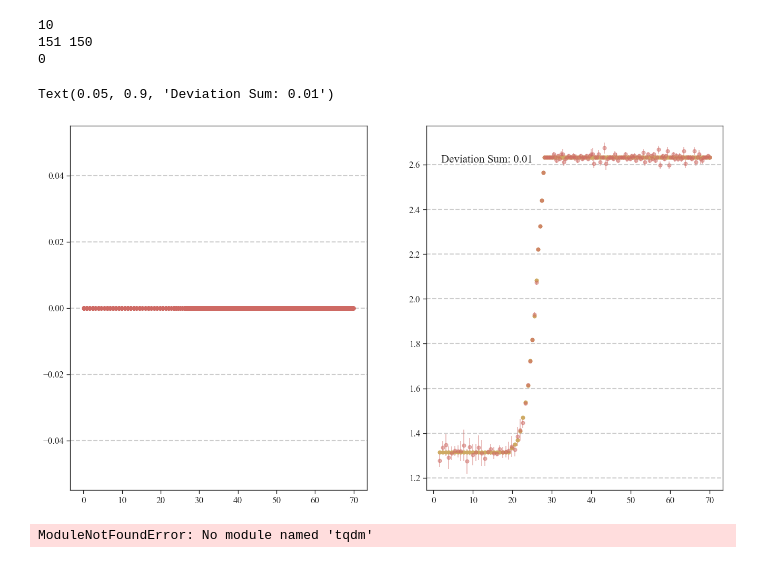
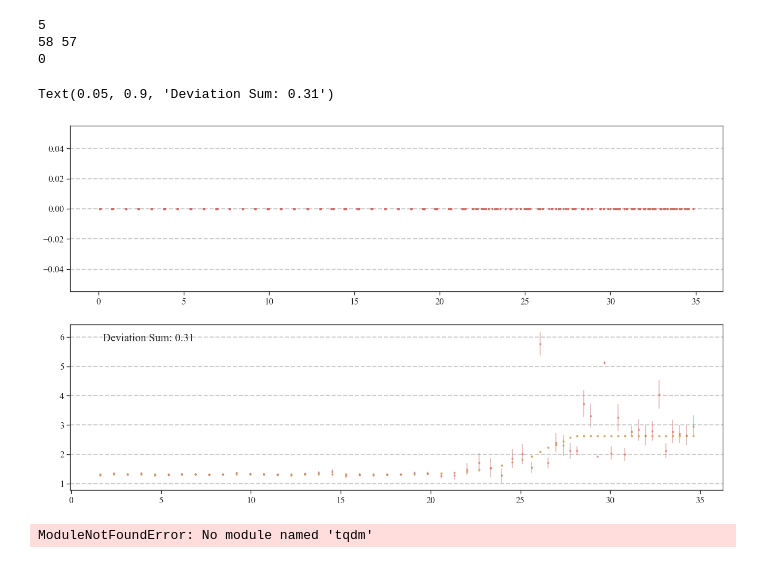
Before and after one commit to nielsdavidsen/Bachelor_2024, a Jupyter notebook: simulation_with_metronome.ipynb, the cells around one changed output. Cells and saved outputs as stored; diff of their text form; code cells hidden in the pictures.

```diff
--- a/simulation_with_metronome.ipynb
+++ b/simulation_with_metronome.ipynb
@@ -314,5 +336,5 @@ plt.show()
 # %%
-N=10
+N=5
 w_init = np.random.normal(1.33, 0.1, N)
 x_init = np.zeros(N)
 t_clap_init = np.zeros(N)
@@ -320,7 +342,7 @@ dt = 0.01
 
 
 
-tmax = 70
+tmax = 35
 threshold_l = 24
 threshold_h = 40
 bpm_l = 80
@@ -328,15 +350,15 @@ bpm_h = 160
 
 
 w_sig_save, t_sig_save, x0_sig_save, avg_sig_save, w_met_sig_save, met_clap = sim_sig_metronome(x_init,
-                                                                                      w_init,
-                                                                                      t_clap_init,
-                                                                                      dt,
-                                                                                      tmax,
-                                                                                      threshold_l,
-                                                                                      threshold_h,
-                                                                                      bpm_l,
-                                                                                      bpm_h,
-                                                                                      sig=0.1,
-                                                                                      eps=0.1,
-                                                                                      met_eps=3,
-                                                                                      N=N)
+                                                                                        w_init,
+                                                                                        t_clap_init,
+                                                                                        dt,
+                                                                                        tmax,
+                                                                                        threshold_l,
+                                                                                        threshold_h,
+                                                                                        bpm_l,
+                                                                                        bpm_h,
+                                                                                        sig=0.1,
+                                                                                        eps=0.1,
+                                                                                        met_eps=0.6,
+                                                                                        N=N)
@@ -352,29 +392,29 @@ ax_x0.plot(t_linspace, x0_sig_save, label='Clapper 0')
 # %%
 t_clap_comb = np.concatenate(t_sig_save)
 print(len(t_sig_save))
 avg_freq, freq_err, avg_per, fail = avg_calc(t_clap_comb, met_clap)
 print(len(met_clap), len(avg_freq))
 
 print(fail)
 
-fig, ax = plt.subplots(1,2, dpi=100)
-ax[0].plot(t_clap_comb, np.zeros(len(t_clap_comb)), 'o', label='Clap Times')
+fig, ax = plt.subplots(2,1, dpi=100)
+ax[0].plot(t_clap_comb, np.zeros(len(t_clap_comb)), 'o', label='Clap Times', markersize = 2)
 #ax[0].plot(met_clap, np.zeros(len(met_clap)), 'o', label='Metronome Clap Times')
 
 
 met_freq = 1 / np.diff(met_clap)
 deviation = np.abs(avg_freq - met_freq)
 dev_mean = np.mean(deviation)
 
-ax[1].errorbar(met_clap[1:], avg_freq, yerr=freq_err, fmt='o', label='Average Frequency', alpha=0.5)
-ax[1].plot(met_clap[1:], met_freq, 'o', label='Metronome Frequency')
+ax[1].errorbar(met_clap[1:], avg_freq, yerr=freq_err, fmt='o', label='Average Frequency', alpha=0.5, markersize = 2)
+ax[1].plot(met_clap[1:], met_freq, 'o', label='Metronome Frequency', markersize = 2)
 ax[1].text(0.05, 0.9, 'Deviation Sum: {:.2f}'.format(dev_mean), transform=ax[1].transAxes, fontsize=15)
 # %% [output]
-10
-151 150
+5
+58 57
 0
-Text(0.05, 0.9, 'Deviation Sum: 0.01')
+Text(0.05, 0.9, 'Deviation Sum: 0.31')
-[figure, old version]
+[figure, new version]
 # %%
 from tqdm import tqdm
 # %% [output]
```
Also changed, not shown: parts of 5 cells of this notebook.
